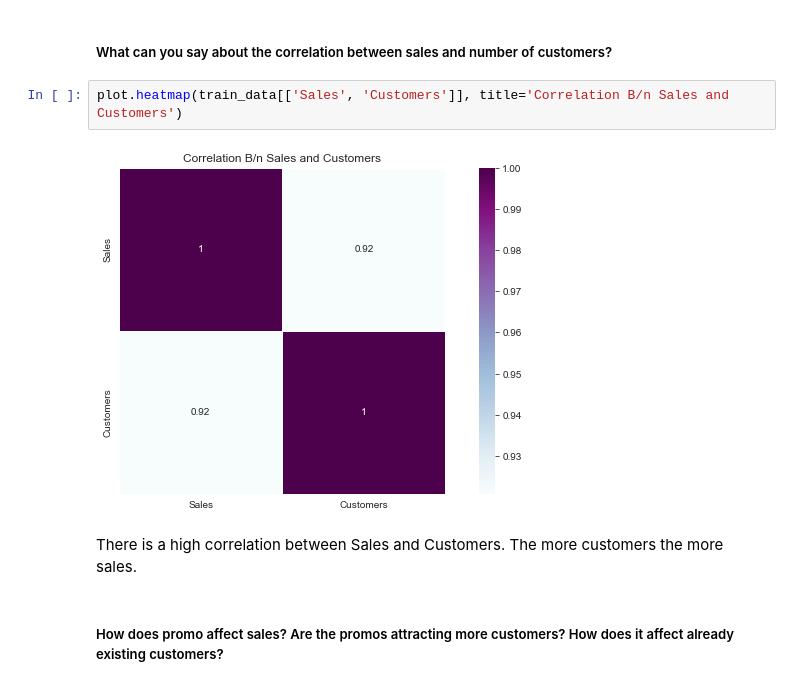
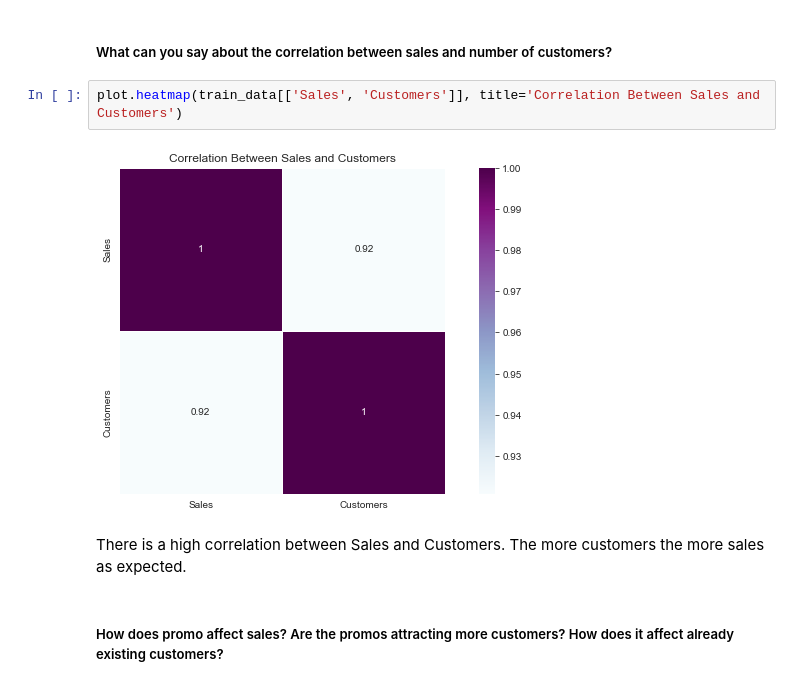
Before and after one commit to bkget/Pharmaceutical-Sales-Prediction, a Jupyter notebook: notebooks/2.EDA.ipynb, the cells around one changed output. Cells and saved outputs as stored; diff of their text form.

```diff
--- a/notebooks/2.EDA.ipynb
+++ b/notebooks/2.EDA.ipynb
@@ -337,11 +337,11 @@ Stores Type `B` looks like having a greater number of customers and with respect
 # %% [markdown]
 ##### What can you say about the correlation between sales and number of customers?
 # %%
-plot.heatmap(train_data[['Sales', 'Customers']], title='Correlation B/n Sales and Customers')
+plot.heatmap(train_data[['Sales', 'Customers']], title='Correlation Between Sales and Customers')
 # %% [output]
-[figure, old version]
+[figure, new version]
 # %% [markdown]
-There is a high correlation between Sales and Customers. The more customers the more sales.
+There is a high correlation between Sales and Customers. The more customers the more sales as expected.
 # %% [markdown]
 ##### How does promo affect sales? Are the promos attracting more customers? How does it affect already existing customers?
 # %%
```
Also changed, not shown: parts of 8 cells of this notebook, 3 other files.
